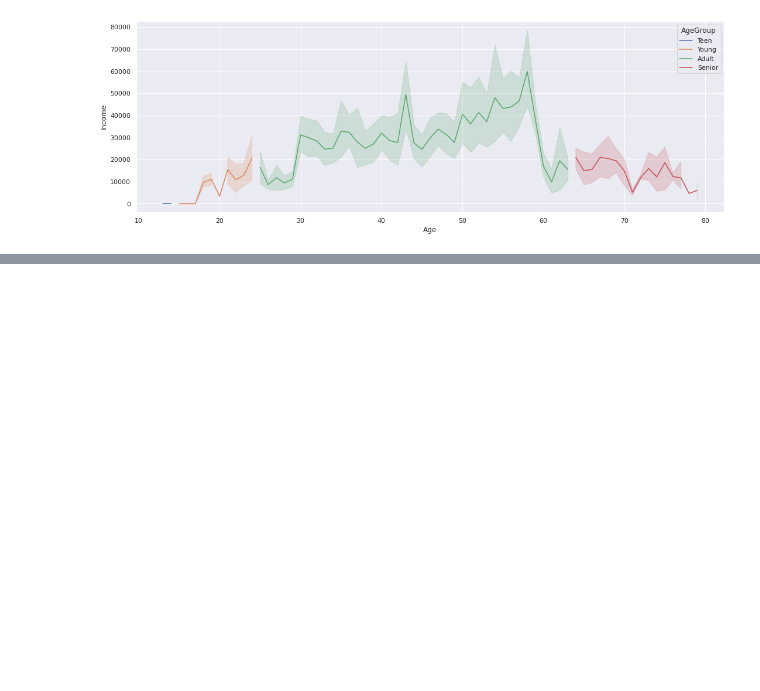
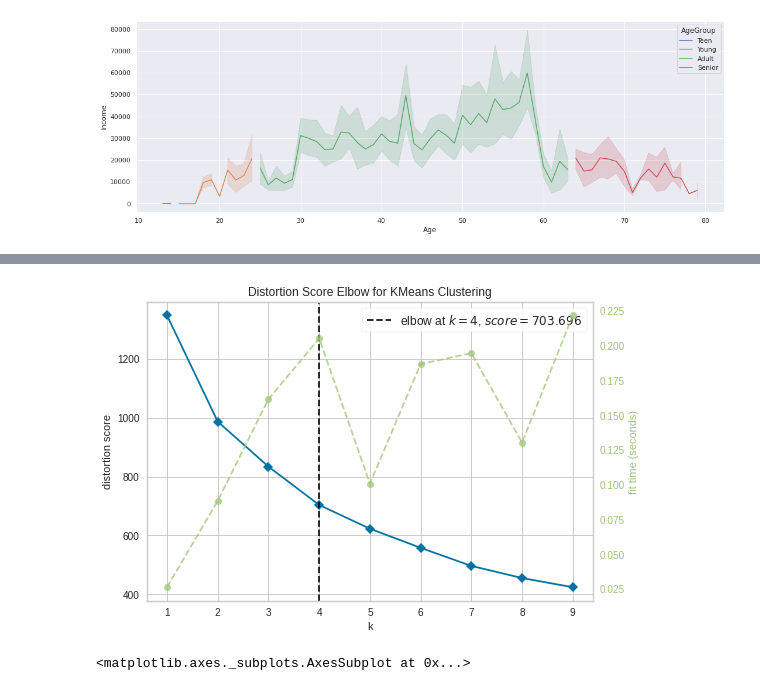
Before and after one commit to ZabihBuda/Bank-Customers, a Jupyter notebook: Bank_Customer.ipynb, the cells around one changed output, grey strips where cells are left out. Cells and saved outputs as stored; diff of their text form; code cells hidden in the pictures; blank space fills up the shorter version.

```diff
--- a/Bank_Customer.ipynb
+++ b/Bank_Customer.ipynb
@@ -311,0 +400,13 @@ This shows the income level of customers based on their age group. As it seems,
+# %%
+#Elbow Curve with MaxAbs Scaler
+
+scaler=MaxAbsScaler()
+df_cx_mas=pd.DataFrame(scaler.fit_transform(df_cx), columns=df_cx.columns)
+
+model=KMeans()
+visualizer=KElbowVisualizer(model, k=(1, 10)) #visualize from 1 to 10 clusters to find out the number of proper cluster
+visualizer.fit(df_cx_scaled)
+visualizer.poof()
+# %% [output]
+[figure, added]
+<matplotlib.axes._subplots.AxesSubplot at 0x...>
```
Also changed, not shown: parts of 19 cells of this notebook.
